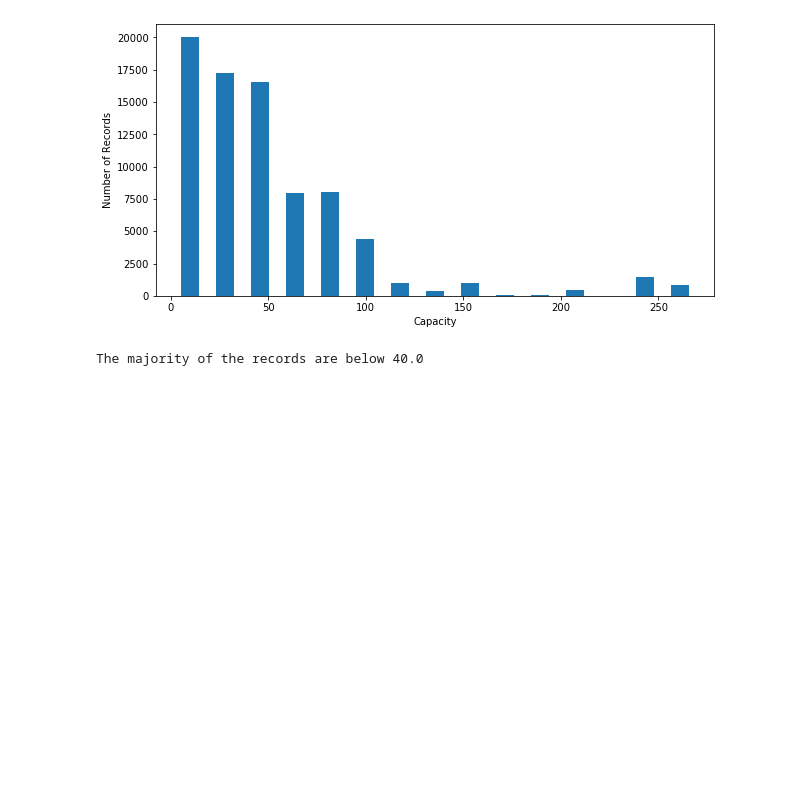
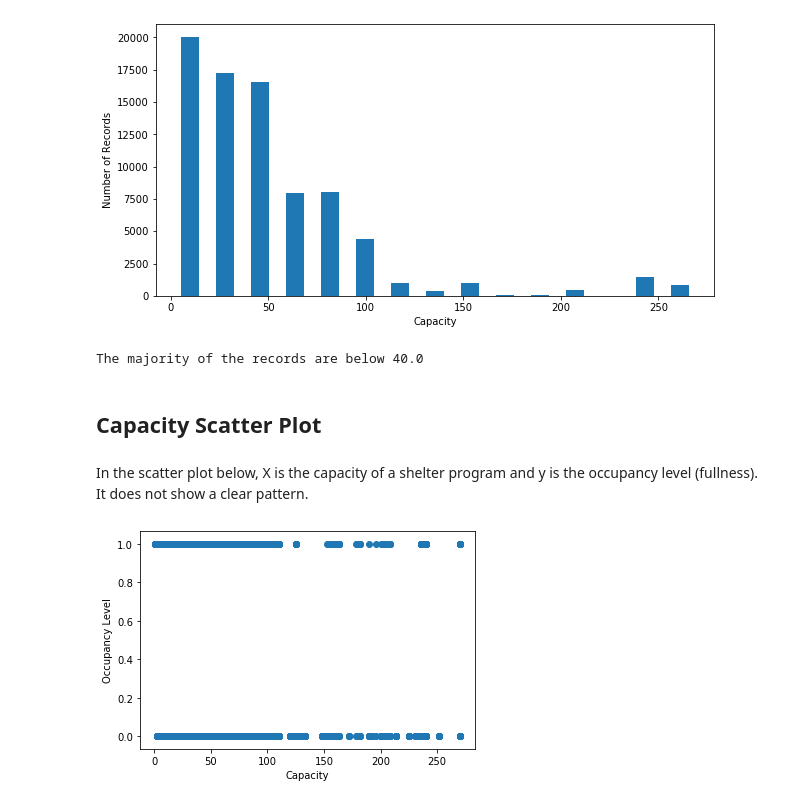
Before and after one commit to borishaw/toronto_shelter, a Jupyter notebook: visualization_and_analysis.ipynb, the cells around one changed output. Drawn from its saved outputs; the diff is of its cells as text; code cells hidden in the pictures; blank space fills up the shorter version.

```diff
--- a/visualization_and_analysis.ipynb
+++ b/visualization_and_analysis.ipynb
@@ -83,3 +83,15 @@ plt.show()
 print(f'The majority of the records are below {df.CAPACITY.quantile(0.5)}')
 # %% [output]
 The majority of the records are below 40.0
+# %% [markdown]
+## Capacity Scatter Plot
+# %% [markdown]
+In the scatter plot below, X is the capacity of a shelter program and y is the occupancy level (fullness). It does not show a clear pattern.
+# %%
+plt.figure()
+plt.scatter(df.CAPACITY, df.OCCUPANCY_LEVEL)
+plt.xlabel('Capacity')
+plt.ylabel('Occupancy Level')
+plt.show()
+# %% [output]
+[figure, added]
```
Also changed, not shown: parts of 1 cell of this notebook.
